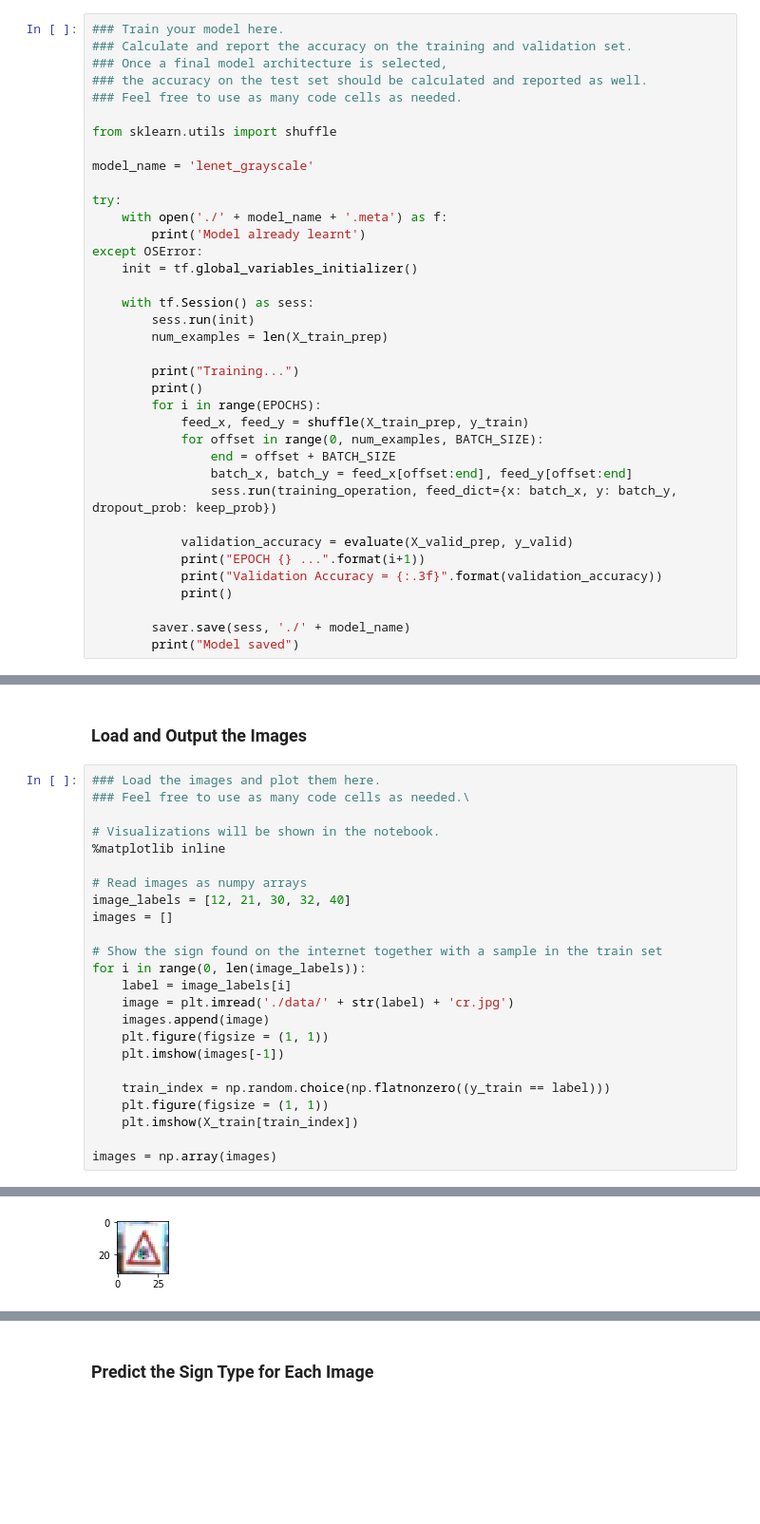
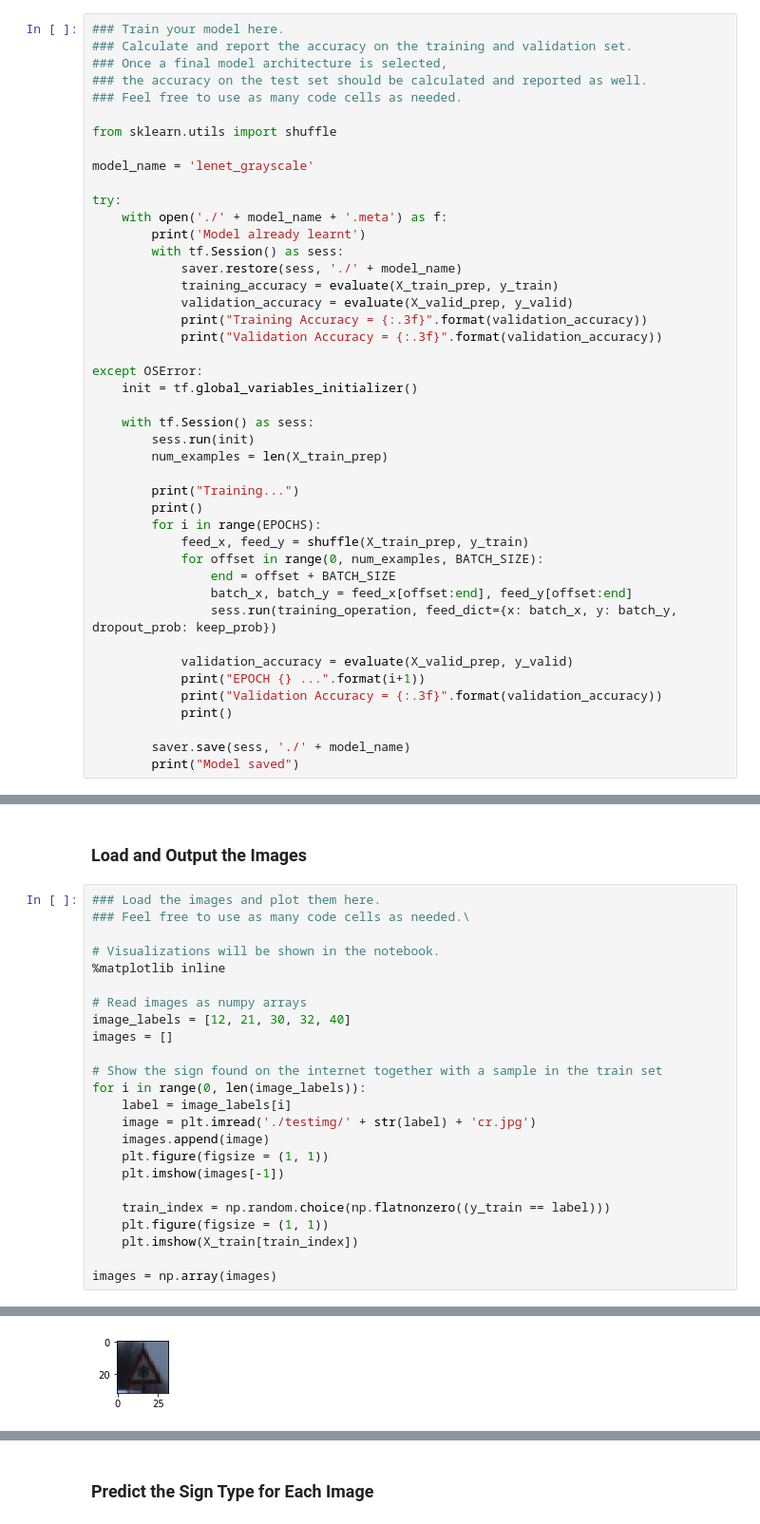
Before and after one commit to buiducanh/traffic-sign-classifier, a Jupyter notebook: Traffic_Sign_Classifier.ipynb, the cells around one changed output, grey strips where cells are left out. Shown at 95% size. Saved outputs shown, nothing was run; the diff lists cells and outputs as text; blank space fills up the shorter version.

```diff
--- a/Traffic_Sign_Classifier.ipynb
+++ b/Traffic_Sign_Classifier.ipynb
@@ -361,6 +363,13 @@ model_name = 'lenet_grayscale'
 try:
     with open('./' + model_name + '.meta') as f:
         print('Model already learnt')
+        with tf.Session() as sess:
+            saver.restore(sess, './' + model_name)
+            training_accuracy = evaluate(X_train_prep, y_train)
+            validation_accuracy = evaluate(X_valid_prep, y_valid)
+            print("Training Accuracy = {:.3f}".format(validation_accuracy))
+            print("Validation Accuracy = {:.3f}".format(validation_accuracy))
+
 except OSError:
     init = tf.global_variables_initializer()
 
@@ -435,7 +430,7 @@ images = []
 # Show the sign found on the internet together with a sample in the train set
 for i in range(0, len(image_labels)):
     label = image_labels[i]
-    image = plt.imread('./data/' + str(label) + 'cr.jpg')
+    image = plt.imread('./testimg/' + str(label) + 'cr.jpg')
     images.append(image)
     plt.figure(figsize = (1, 1))
     plt.imshow(images[-1])
@@ -453,3 +448,3 @@ images = np.array(images)
 [figure]
-[figure, old version]
+[figure, new version]
 [figure]
```
Also changed, not shown: parts of 3 cells of this notebook, 21 other files.
